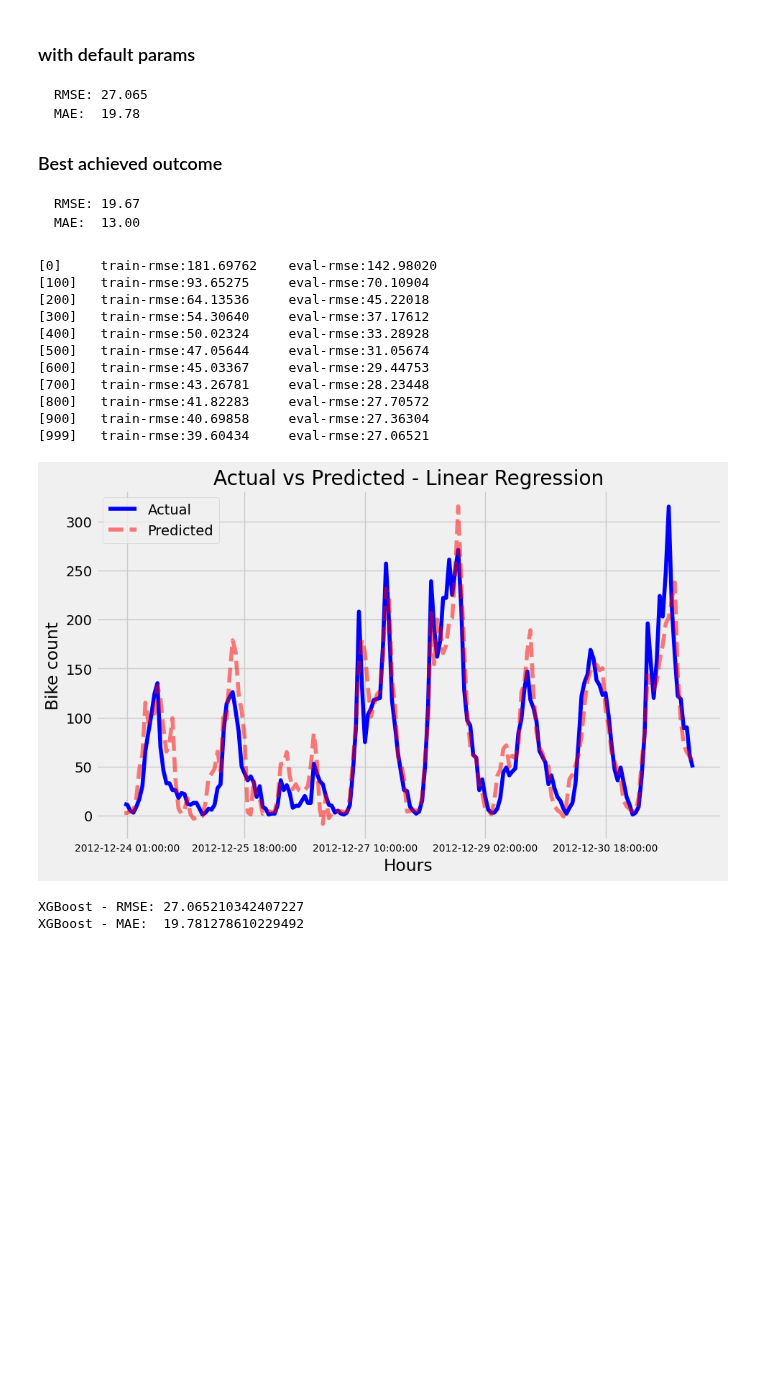
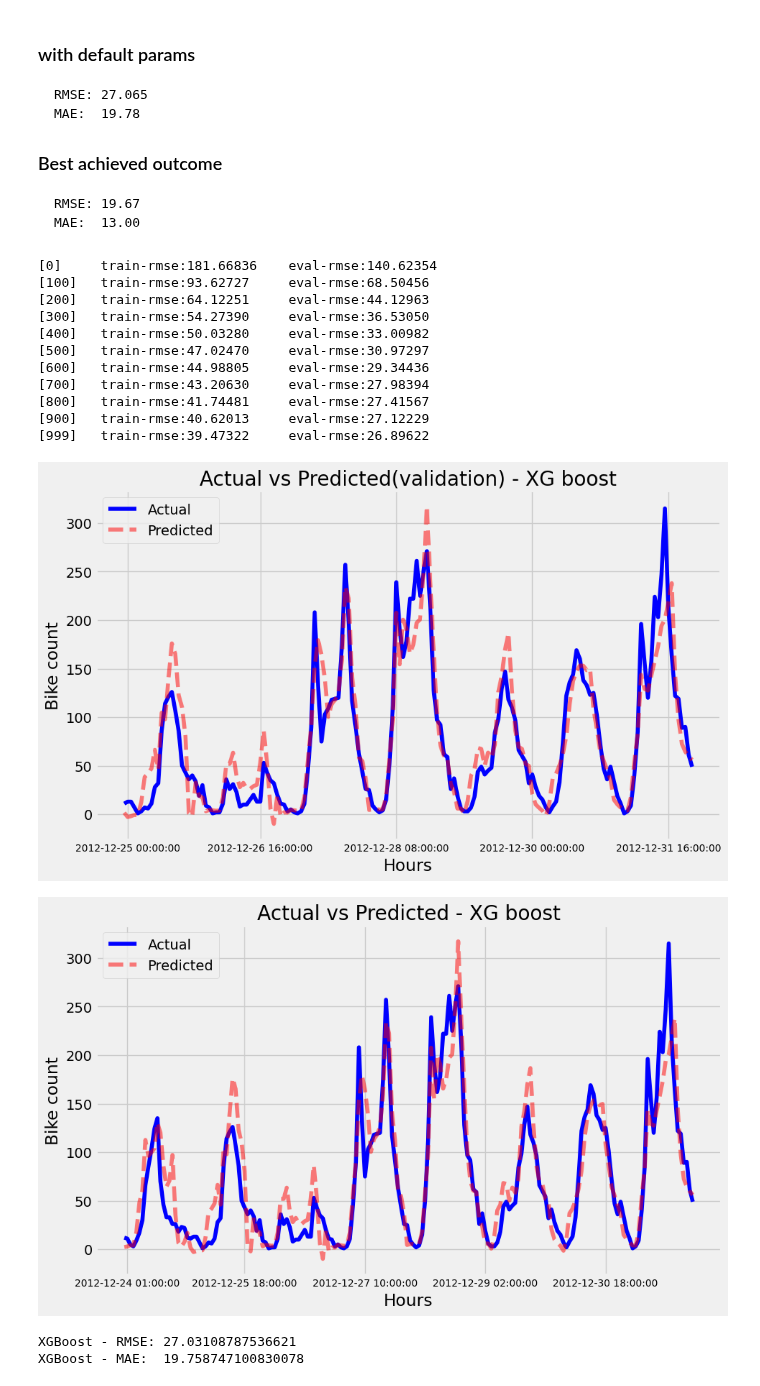
Before and after one commit to jeff0167/Data_And_Things, a Jupyter notebook: Hand_in/TSA_Task.ipynb, the cells around one changed output. Cells and saved outputs as stored; diff of their text form; code cells hidden in the pictures; blank space fills up the shorter version.

```diff
--- a/Hand_in/TSA_Task.ipynb
+++ b/Hand_in/TSA_Task.ipynb
@@ -89,7 +89,7 @@ Path to dataset files: C:\Users\Bobby\.cache\kagglehub\datasets\lakshmi25npathi\
 # %%
 import re
 
-dataset_path = "C:/Users/Bobby/.cache/kagglehub/datasets/lakshmi25npathi/bike-sharing-dataset/versions/1"
+dataset_path = "C:/Users/Bruger/.cache/kagglehub/datasets/lakshmi25npathi/bike-sharing-dataset/versions/1"
 files = os.listdir(dataset_path)
 #print(files)
 
@@ -311,7 +311,7 @@ FEATURES_LR = [
     ]
 TARGET = 'bike count'
 # %%
-def display_actual_predict_plot(y_test, y_pred):
+def display_actual_predict_plot(y_test, y_pred, title='Actual vs Predicted - XG boost'):
     plt.figure(figsize=(10, 6))
     plt.plot(y_test.index, y_test, label='Actual', color='blue')
     plt.plot(y_test.index, y_pred, label='Predicted', color='red', linestyle='dashed', alpha=0.5)
@@ -322,46 +322,54 @@ def display_actual_predict_plot(y_test, y_pred):
     locator = FixedLocator(tick_positions)
     ax.xaxis.set_major_locator(locator)
 
-    plt.title('Actual vs Predicted - Linear Regression')
+    plt.title(title)
     plt.xlabel('Hours')
     plt.ylabel('Bike count')
     plt.legend()
     plt.show()
 # %%
-def train_model_XG_Boost(train_end_date, test_start_date, FEATURES_XGB, params):
+def train_model_XG_Boost(test_start_date, FEATURES_XGB, params):
     TARGET = 'bike count'
 
-    train = df.loc[df.index < train_end_date]
+    valid_size = len(df) - (7 * 24)  # Keep last week as test data
+
+    train, validation = df.iloc[:valid_size], df.iloc[valid_size:]
     test = df.loc[df.index >= test_start_date]
-    train.index = train['day hour']
-    test.index = test['day hour']
+    train.index = train["day hour"]
+    validation.index = validation["day hour"]
+    test.index = test["day hour"]
 
     X_train_xgb = train[FEATURES_XGB]
     y_train_xgb = train[TARGET]
+
+    X_validation_xgb = validation[FEATURES_XGB]
+    y_validation_xgb = validation[TARGET]
 
     X_test_xgb = test[FEATURES_XGB]
     y_test_xgb = test[TARGET]
 
     dtrain = xgb.DMatrix(X_train_xgb, label=y_train_xgb)
+    dvalidation = xgb.DMatrix(X_validation_xgb, label=y_validation_xgb)
     dtest = xgb.DMatrix(X_test_xgb, label=y_test_xgb)
 
-    # TODO make it so it takes the train data and splits it into train and valid, the test should be fine
-    watchlist = [(dtrain, 'train'), (dtest, 'eval')] # this does the validation, but it does it on the sent in training data
+    watchlist = [(dtrain, 'train'), (dvalidation, 'eval')]
 
     num_round = 1000  # Number of boosting rounds
-    early_stopping_rounds = 50  # Early stopping     # do cross validation? the same way TSA example is done
+    early_stopping_rounds = 50  # Early stopping
 
     # Train the model
     reg = xgb.train(params, dtrain, num_round, evals=watchlist, early_stopping_rounds=early_stopping_rounds, verbose_eval=100)
 
     # # Predict on the test set
     y_pred_xgb = reg.predict(dtest)
+    y_validation_pred_xgb = reg.predict(dvalidation)
 
     # # Evaluate the performance (optional, to see RMSE)
     rmse_xgb = root_mean_squared_error(y_test_xgb, y_pred_xgb)
     mae_xgb = mean_absolute_error(y_test_xgb, y_pred_xgb)
 
     # Draw plot
+    display_actual_predict_plot(y_validation_xgb, y_validation_pred_xgb, 'Actual vs Predicted(validation) - XG boost')
     display_actual_predict_plot(y_test_xgb, y_pred_xgb)
 
     print(f"XGBoost - RMSE: {rmse_xgb}")
@@ -397,19 +405,20 @@ def set_params(max_depth = 3, learning_rate = 0.01, colsample_bytree = 0.8, subs
     RMSE: 19.67
     MAE:  13.00
 # %%
-train_model_XG_Boost('2012-12-24', '2012-12-24', FEATURES_XGB, set_params())
+train_model_XG_Boost('2012-12-24', FEATURES_XGB, set_params())
 # %% [output]
-[0]     train-rmse:181.69762    eval-rmse:142.98020
-[100]   train-rmse:93.65275     eval-rmse:70.10904
-[200]   train-rmse:64.13536     eval-rmse:45.22018
-[300]   train-rmse:54.30640     eval-rmse:37.17612
-[400]   train-rmse:50.02324     eval-rmse:33.28928
-[500]   train-rmse:47.05644     eval-rmse:31.05674
-[600]   train-rmse:45.03367     eval-rmse:29.44753
-[700]   train-rmse:43.26781     eval-rmse:28.23448
-[800]   train-rmse:41.82283     eval-rmse:27.70572
-[900]   train-rmse:40.69858     eval-rmse:27.36304
-[999]   train-rmse:39.60434     eval-rmse:27.06521
+[0]     train-rmse:181.66836    eval-rmse:140.62354
+[100]   train-rmse:93.62727     eval-rmse:68.50456
+[200]   train-rmse:64.12251     eval-rmse:44.12963
+[300]   train-rmse:54.27390     eval-rmse:36.53050
+[400]   train-rmse:50.03280     eval-rmse:33.00982
+[500]   train-rmse:47.02470     eval-rmse:30.97297
+[600]   train-rmse:44.98805     eval-rmse:29.34436
+[700]   train-rmse:43.20630     eval-rmse:27.98394
+[800]   train-rmse:41.74481     eval-rmse:27.41567
+[900]   train-rmse:40.62013     eval-rmse:27.12229
+[999]   train-rmse:39.47322     eval-rmse:26.89622
-[figure, old version]
+[figure, new version]
+[figure, added]
-XGBoost - RMSE: 27.065210342407227
-XGBoost - MAE:  19.781278610229492
+XGBoost - RMSE: 27.03108787536621
+XGBoost - MAE:  19.758747100830078
```
Also changed, not shown: parts of 1 cell of this notebook, 6 other files.
